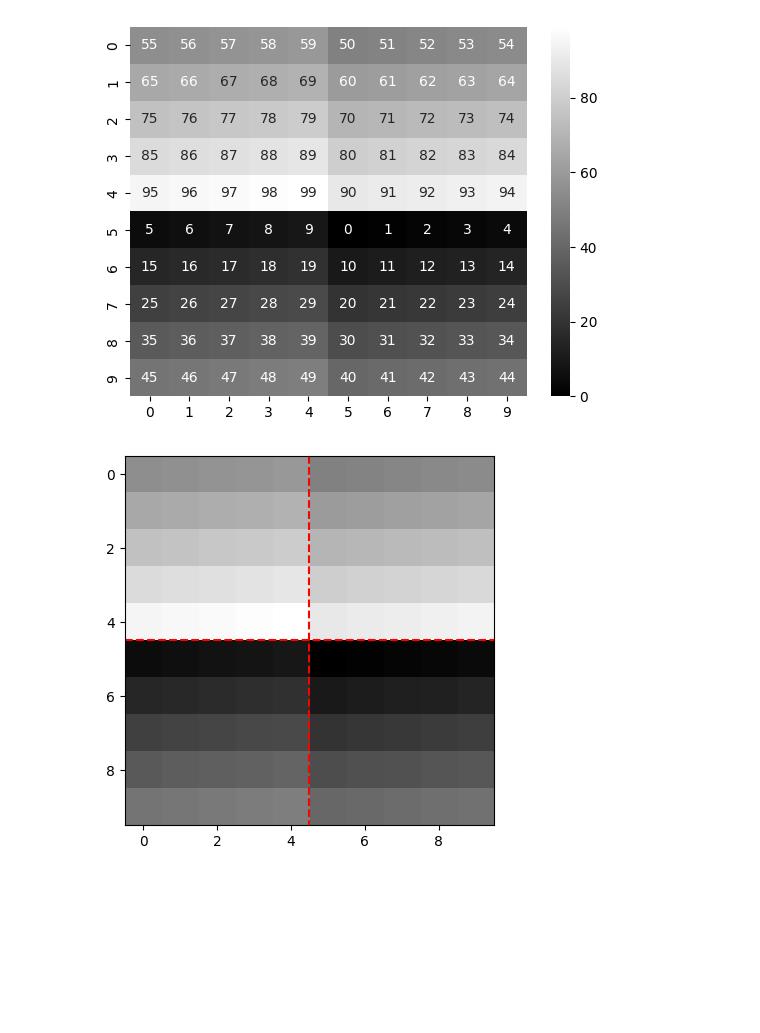
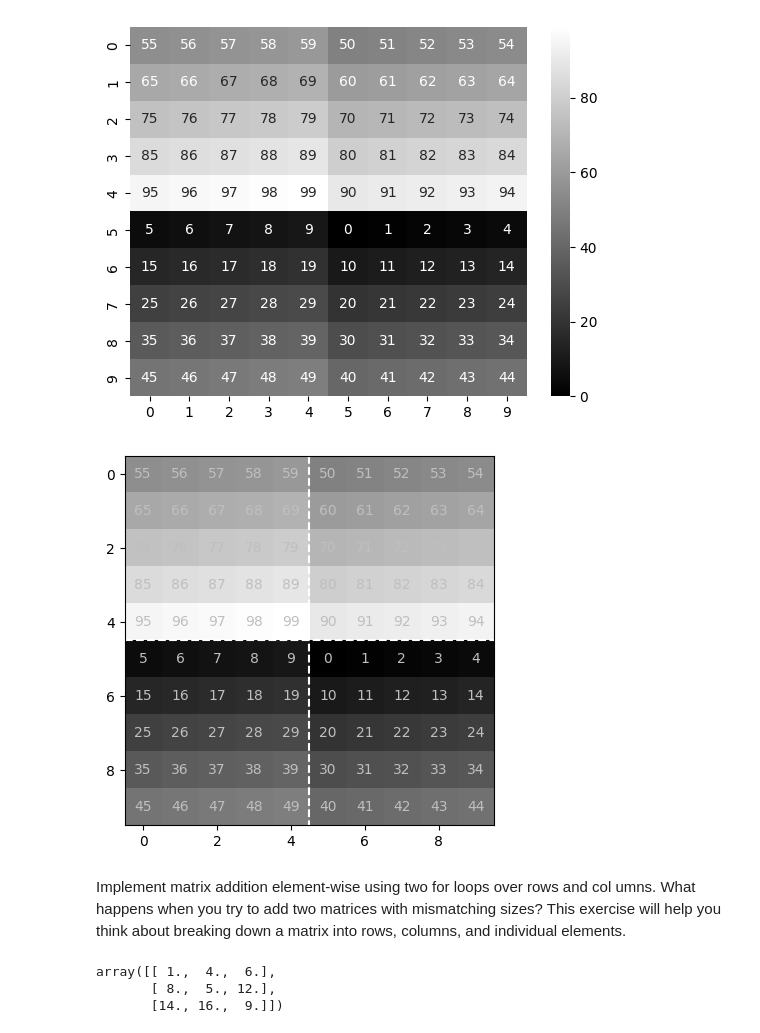
Before and after one commit to AyushDevadiga1/practice-programs, a Jupyter notebook: chapter5.ipynb, the cells around one changed output. Drawn from its saved outputs; the diff is of its cells as text; code cells hidden in the pictures; blank space fills up the shorter version.

Commit message:
Chapter 5 Exercise 4

```diff
--- a/chapter5.ipynb
+++ b/chapter5.ipynb
@@ -229,9 +229,15 @@ plt.show()
 [figure]
 # %%
 plt.imshow(new_matrix,cmap='gray',vmin=0,vmax=np.max(new_matrix))
-plt.plot([4.5,4.5],[-.5,9.5],'r--')
-plt.plot([-.5,9.5],[4.5,4.5],'r--')
-for (j,i)
+plt.plot([4.5,4.5],[-.5,9.5],'w--')
+plt.plot([-.5,9.5],[4.5,4.5],'w--')
+for (j,i),value in np.ndenumerate(new_matrix):
+    plt.text(i,j,value,color=[0.75,0.75,0.75],ha='center',va='center')
 plt.show()
 # %% [output]
-[figure, old version]
+[figure, new version]
+# %% [markdown]
+Implement matrix addition element-wise using two for loops over rows and col
+umns. What happens when you try to add two matrices with mismatching sizes?
+This exercise will help you think about breaking down a matrix into rows, columns, and
+individual elements.
@@ -237,0 +275,6 @@ plt.show()
+# %%
+matrix_addition(matrix_1,matrix_2)
+# %% [output]
+array([[ 1.,  4.,  6.],
+       [ 8.,  5., 12.],
+       [14., 16.,  9.]])
```
Also changed, not shown: parts of 3 cells of this notebook.
